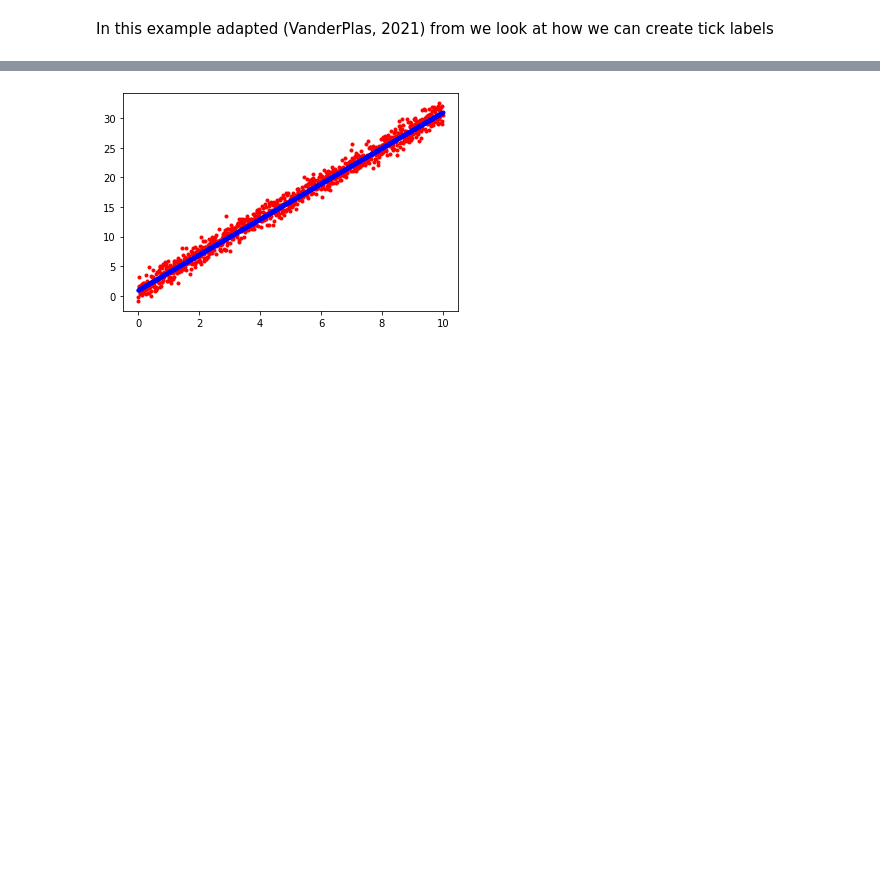
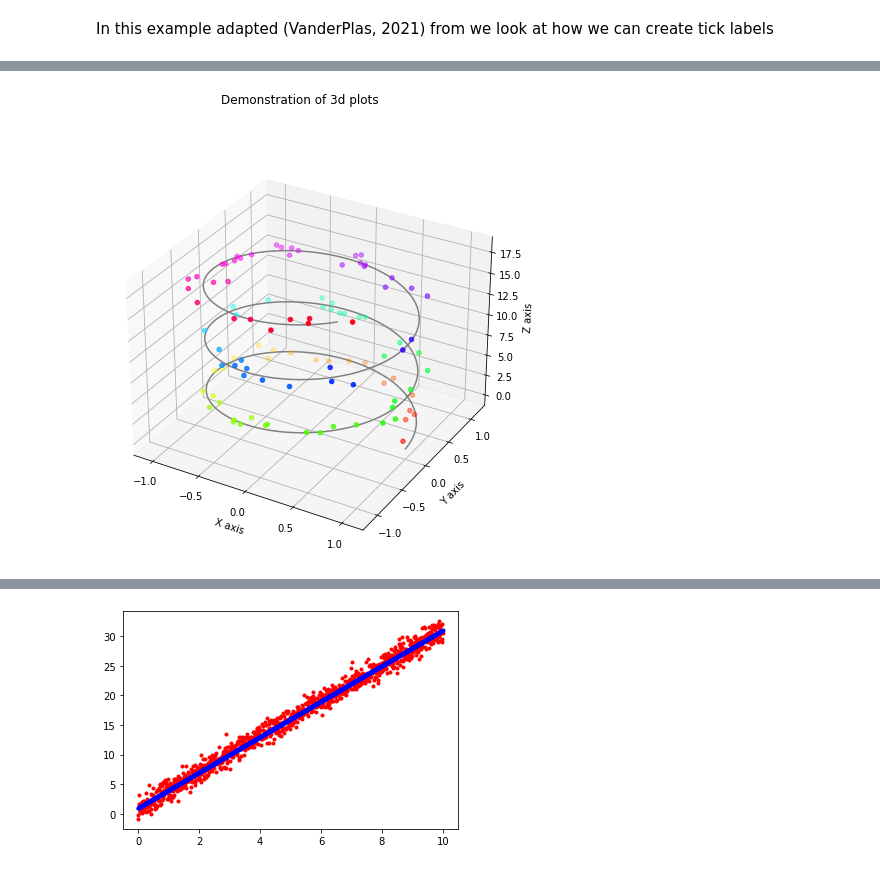
Before and after one commit to Jonish99/Fundamentals-of-Data-Analysis-Assessment, a Jupyter notebook: pyplot.ipynb, the cells around one changed output, grey strips where cells are left out. Cells and saved outputs as stored; diff of their text form; code cells hidden in the pictures; blank space fills up the shorter version.

```diff
--- a/pyplot.ipynb
+++ b/pyplot.ipynb
@@ -199,3 +212,30 @@ plt.show()
+# %%
+#(mplot3d tutorial — Matplotlib 2.0.2 documentation, 2021)
+fig = plt.figure()
+ax = plt.axes(projection="3d")
+fig.suptitle("Demonstration of 3d plots")#set title
+
+#plot a line on the 3 dplot
+z_line = np.linspace(0, 18, 1000)#use np.linspace to create 1000 points unformly space betwee 0 * 15
+x_line = np.cos(z_line)
+y_line = np.sin(z_line)
+# A line is plotted using points of 3 values, x,y & z
+ax.plot3D(x_line, y_line, z_line, 'gray')
+#print(x_line)
+#Using the cosinse and sine again on the x and y xis.
+#plot scatter points on the 3d plot
+z_points = 18 * np.random.random(100)
+x_points = np.cos(z_points) + 0.1 * np.random.randn(100)
+y_points = np.sin(z_points) + 0.1 * np.random.randn(100)
+ax.scatter3D(x_points, y_points, z_points, c=z_points, cmap='hsv');
+plt.rcParams["figure.figsize"] = [7.50, 7.50] #set figure size
+#label the axis
+xLabel = ax.set_xlabel('X axis')
+yLabel = ax.set_ylabel('Y axis')
+zLabel = ax.set_zlabel('Z axis')
+plt.show()
+# %% [output]
+[figure, added]
 # %%
 x = np.arange(0.0,10.0,0.01)
 y = 3.0 * x +1.0
```
Also changed, not shown: parts of 10 cells of this notebook.
